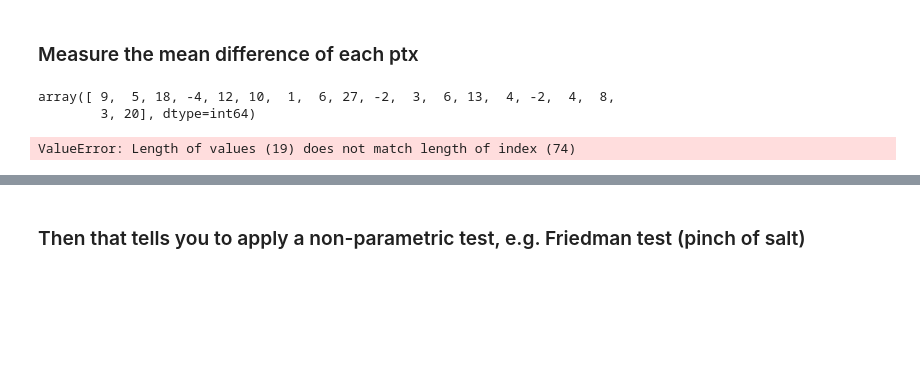
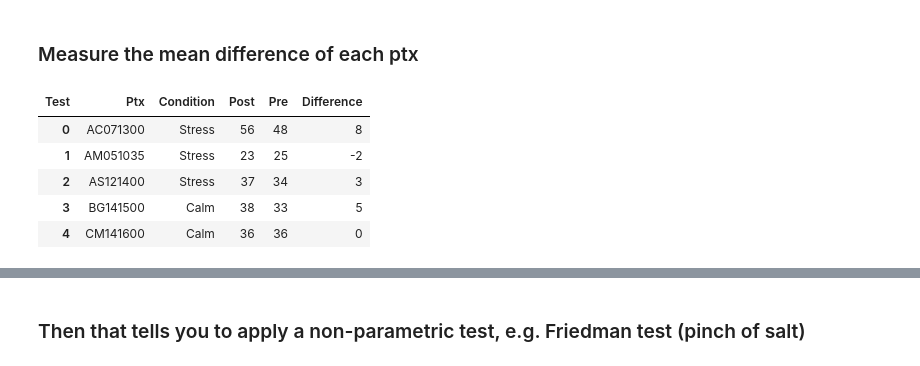
Before and after one commit to DiarKarim/LH_Project, a Jupyter notebook: PythonCodes/QualitativeAnalysis_v1.ipynb, the cells around one changed output, grey strips where cells are left out. Cells and saved outputs as stored; diff of their text form; code cells hidden in the pictures; blank space fills up the shorter version.

```diff
--- a/PythonCodes/QualitativeAnalysis_v1.ipynb
+++ b/PythonCodes/QualitativeAnalysis_v1.ipynb
@@ -75,8 +75,3 @@ ax1.tick_params(axis='x', rotation=90)
 [figure]
 # %% [markdown]
 ### Measure the mean difference of each ptx
-# %%
-df[mask2]['Score'].values - df[mask1]['Score'].values
-# %% [output]
-array([ 9,  5, 18, -4, 12, 10,  1,  6, 27, -2,  3,  6, 13,  4, -2,  4,  8,
-        3, 20], dtype=int64)
@@ -85,6 +78,16 @@ df['Difference'] = np.nan
-# %%
-df['Difference'] = df[mask2]['Score'].values - df[mask1]['Score'].values
-
-df
-# %% [output]
-ValueError: Length of values (19) does not match length of index (74)
+# %%
+# Pivot the DataFrame to get Pre and Post scores on separate columns for each Ptx and Condition
+pivoted_df = df.pivot(index=['Ptx', 'Condition'], columns='Test', values='Score')
+
+# Calculate the difference (Post - Pre) and reset the index to make Ptx and Condition columns again
+pivoted_df['Difference'] = pivoted_df['Post'] - pivoted_df['Pre']
+result_df = pivoted_df.reset_index()
+
+result_df.head(5)
+# %% [output]
+| Test | Ptx | Condition | Post | Pre | Difference |
+| 0 | AC071300 | Stress | 56 | 48 | 8 |
+| 1 | AM051035 | Stress | 23 | 25 | -2 |
+| 2 | AS121400 | Stress | 37 | 34 | 3 |
+| 3 | BG141500 | Calm | 38 | 33 | 5 |
+| 4 | CM141600 | Calm | 36 | 36 | 0 |
```
Also changed, not shown: parts of 8 cells of this notebook, 1 other file.
